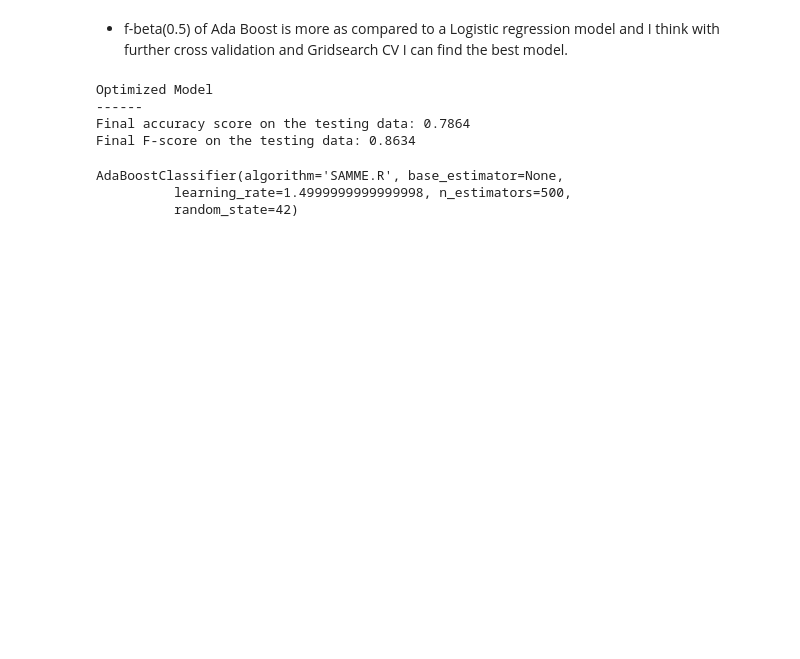
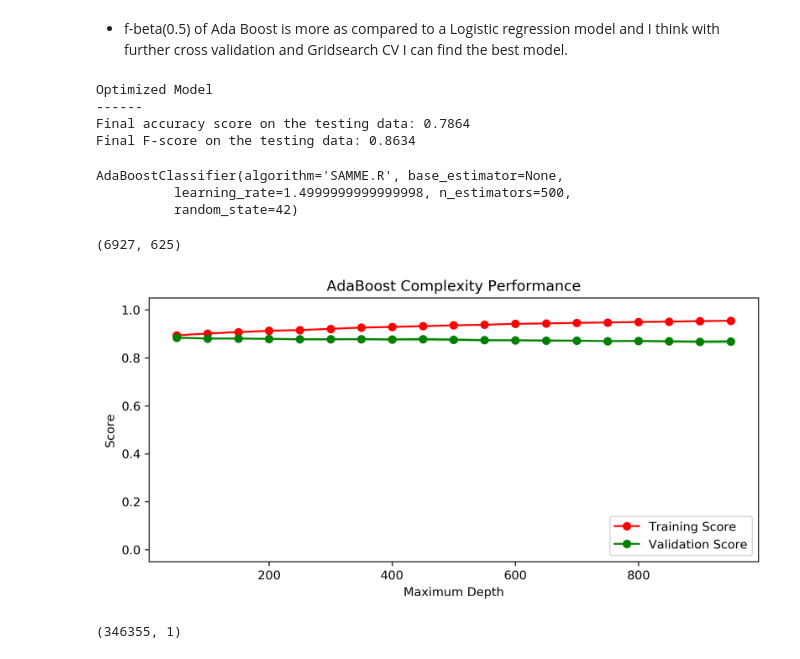
Before and after one commit to ruchin33/MACHINE-LEARNING-PROJECTS, a Jupyter notebook: Recommender_System_Project/Review_classification_train_predict_visuals.ipynb, the cells around one changed output. Saved outputs shown, nothing was run; the diff lists cells and outputs as text; code cells hidden in the pictures; blank space fills up the shorter version.

```diff
--- a/Recommender_System_Project/Review_classification_train_predict_visuals.ipynb
+++ b/Recommender_System_Project/Review_classification_train_predict_visuals.ipynb
@@ -811,5 +859,16 @@ best_estimator
 AdaBoostClassifier(algorithm='SAMME.R', base_estimator=None,
           learning_rate=1.4999999999999998, n_estimators=500,
           random_state=42)
+# %%
+X_train, X_test, y_train, y_test = train_test_split(review_text_tokenized,ratings_binary,train_size=0.02, random_state=42,stratify=ratings_binary)
+print(X_train.shape)
+ModelComplexity(X_train, y_train)
+# %% [output]
+(6927, 625)
+[figure, added]
+# %%
+ROC_AUC(best_estimator,review_text_tokenized,ratings_binary)
+# %% [output]
+(346355, 1)
 # %%
 finalModel(reviews_data['reviewText'],review_text_tokenized,ratings_binary,best_estimator)
```
Also changed, not shown: parts of 8 cells of this notebook, 35 other files.
